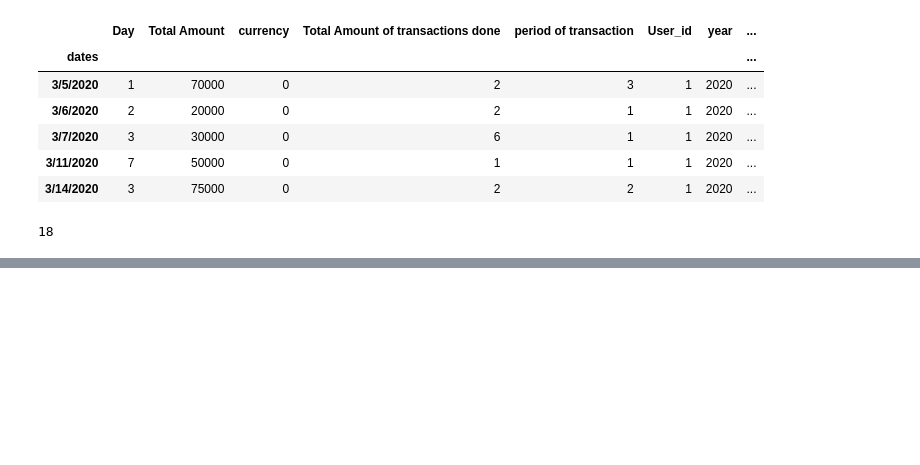
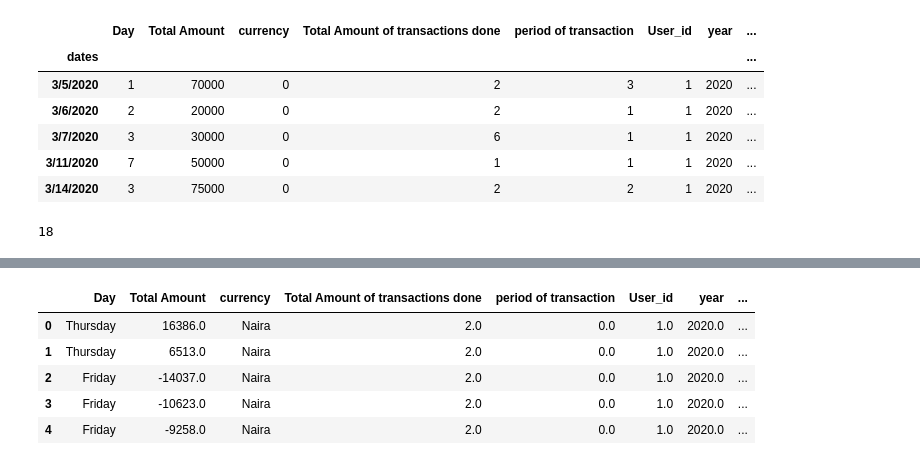
Before and after one commit to kene111/Personal_Projects, a Jupyter notebook: Pattern Detector/Pattern Detector.ipynb, the cells around one changed output, grey strips where cells are left out. Drawn from its saved outputs; the diff is of its cells as text; code cells hidden in the pictures; blank space fills up the shorter version.

```diff
--- a/Pattern Detector/Pattern Detector.ipynb
+++ b/Pattern Detector/Pattern Detector.ipynb
@@ -258,3 +274,12 @@ pred_df.head()
+# %%
+pred_df.head()
+# %% [output]
+|  | Day | Total Amount | currency | Total Amount of transactions done | period of transaction | User_id | year | ... |
+| 0 | Thursday | 16386.0 | Naira | 2.0 | 0.0 | 1.0 | 2020.0 | ... |
+| 1 | Thursday | 6513.0 | Naira | 2.0 | 0.0 | 1.0 | 2020.0 | ... |
+| 2 | Friday | -14037.0 | Naira | 2.0 | 0.0 | 1.0 | 2020.0 | ... |
+| 3 | Friday | -10623.0 | Naira | 2.0 | 0.0 | 1.0 | 2020.0 | ... |
+| 4 | Friday | -9258.0 | Naira | 2.0 | 0.0 | 1.0 | 2020.0 | ... |
 # %%
 plt.plot(test_data['Total Amount'], color = 'black', label = ' REAL DATA')
 plt.plot(pred_df['Total Amount'], color = 'blue', label= 'PREDICTED DATA')
```
Also changed, not shown: parts of 11 cells of this notebook.
